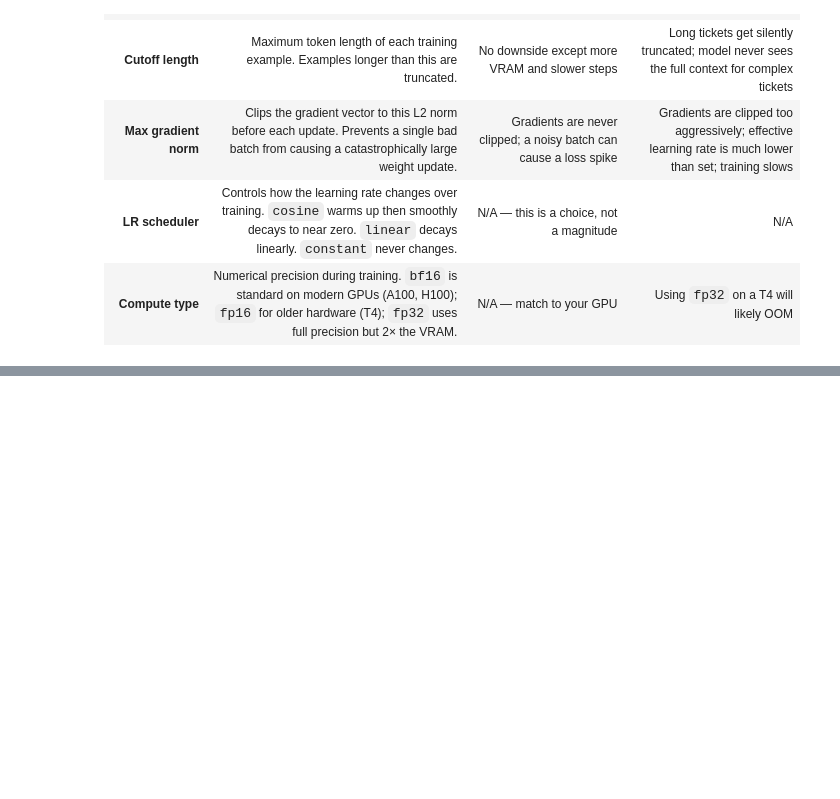
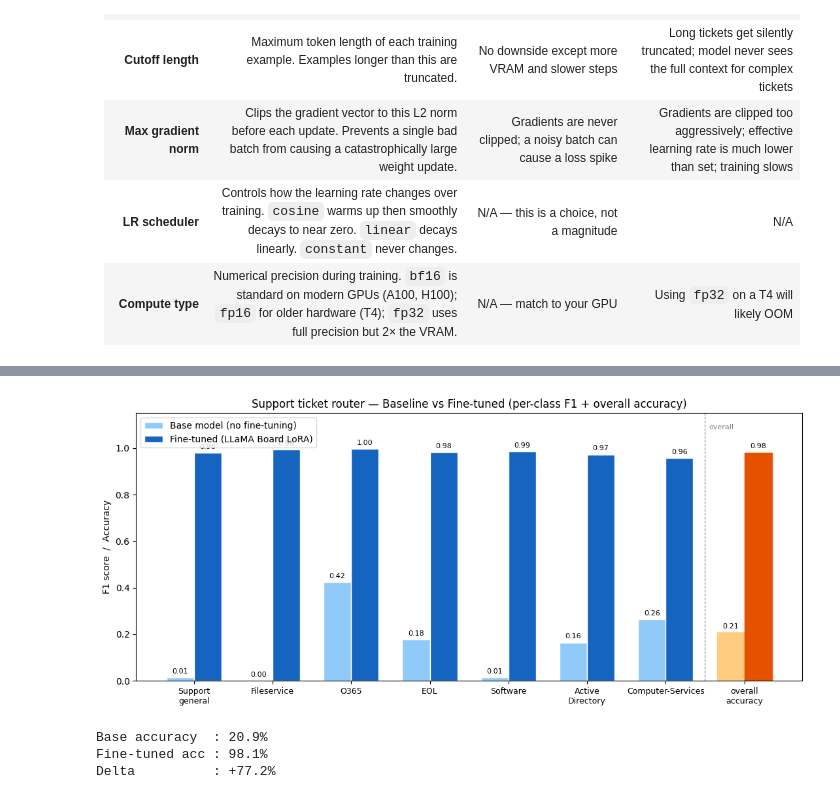
Before and after one commit to chatkausik/Fine-Tune-a-Support-Ticket-Router, a Jupyter notebook: Finetune_Support_Ticket_Classifier_Qwen3.ipynb, the cells around one changed output, grey strips where cells are left out. Cells and saved outputs as stored; diff of their text form; code cells hidden in the pictures; blank space fills up the shorter version.

```diff
--- a/Finetune_Support_Ticket_Classifier_Qwen3.ipynb
+++ b/Finetune_Support_Ticket_Classifier_Qwen3.ipynb
@@ -1007,0 +1189,56 @@ for lbl, d in deltas:
+# %%
+# --- 5.7b  Comparison chart: baseline vs fine-tuned ------------------------
+import matplotlib.pyplot as plt
+import numpy as np
+from sklearn.metrics import classification_report, accuracy_score
+
+
+def per_class_f1(y_t, y_p, labels):
+    # labels= keeps the dict keyed by our class order; without it the per-class F1
+    # scores get attached to the wrong class names (same trap as cell 5.4).
+    report = classification_report(y_t, y_p, labels=labels, target_names=labels,
+                                   output_dict=True, zero_division=0)
+    return {lbl: report[lbl]["f1-score"] for lbl in labels}
+
+
+ft_f1    = per_class_f1(y_true, y_pred,      LABEL_TOKENS)
+base_f1  = per_class_f1(y_true, y_pred_base, LABEL_TOKENS)
+ft_acc   = accuracy_score(y_true, y_pred)
+base_acc = accuracy_score(y_true, y_pred_base)
+
+labels_plot = LABEL_TOKENS + ["overall accuracy"]
+ft_vals     = [ft_f1[l]   for l in LABEL_TOKENS] + [ft_acc]
+base_vals   = [base_f1[l] for l in LABEL_TOKENS] + [base_acc]
+
+x     = np.arange(len(labels_plot))
+width = 0.35
+
+fig, ax = plt.subplots(figsize=(11, 5))
+bars_base = ax.bar(x - width/2, base_vals, width, label="Base model (no fine-tuning)", color="#90CAF9", edgecolor="white")
+bars_ft   = ax.bar(x + width/2, ft_vals,   width, label="Fine-tuned (LLaMA Board LoRA)", color="#1565C0", edgecolor="white")
+
+ax.bar_label(bars_base, fmt="{:.2f}", padding=3, fontsize=8)
+ax.bar_label(bars_ft,   fmt="{:.2f}", padding=3, fontsize=8)
+bars_base[-1].set_color("#FFCC80")
+bars_ft[-1].set_color("#E65100")
+
+ax.set_ylim(0, 1.15)
+ax.set_xticks(x)
+ax.set_xticklabels([l.replace(" ", "\n") for l in labels_plot], fontsize=9)
+ax.set_ylabel("F1 score  /  Accuracy")
+ax.set_title("Support ticket router — Baseline vs Fine-tuned (per-class F1 + overall accuracy)")
+ax.legend()
+ax.axvline(len(LABEL_TOKENS) - 0.5, color="grey", linestyle="--", linewidth=0.8)
+ax.text(len(LABEL_TOKENS) - 0.5 + 0.05, 1.08, "overall", fontsize=8, color="grey")
+plt.tight_layout()
+plt.savefig("/content/baseline_vs_finetuned.png", dpi=120)
+plt.show()
+
+print(f"\nBase accuracy  : {base_acc:.1%}")
+print(f"Fine-tuned acc : {ft_acc:.1%}")
+print(f"Delta          : +{(ft_acc - base_acc):.1%}")
+# %% [output]
+[figure, added]
+Base accuracy  : 20.9%
+Fine-tuned acc : 98.1%
+Delta          : +77.2%
```
Also changed, not shown: parts of 61 cells of this notebook, 11 other files.
